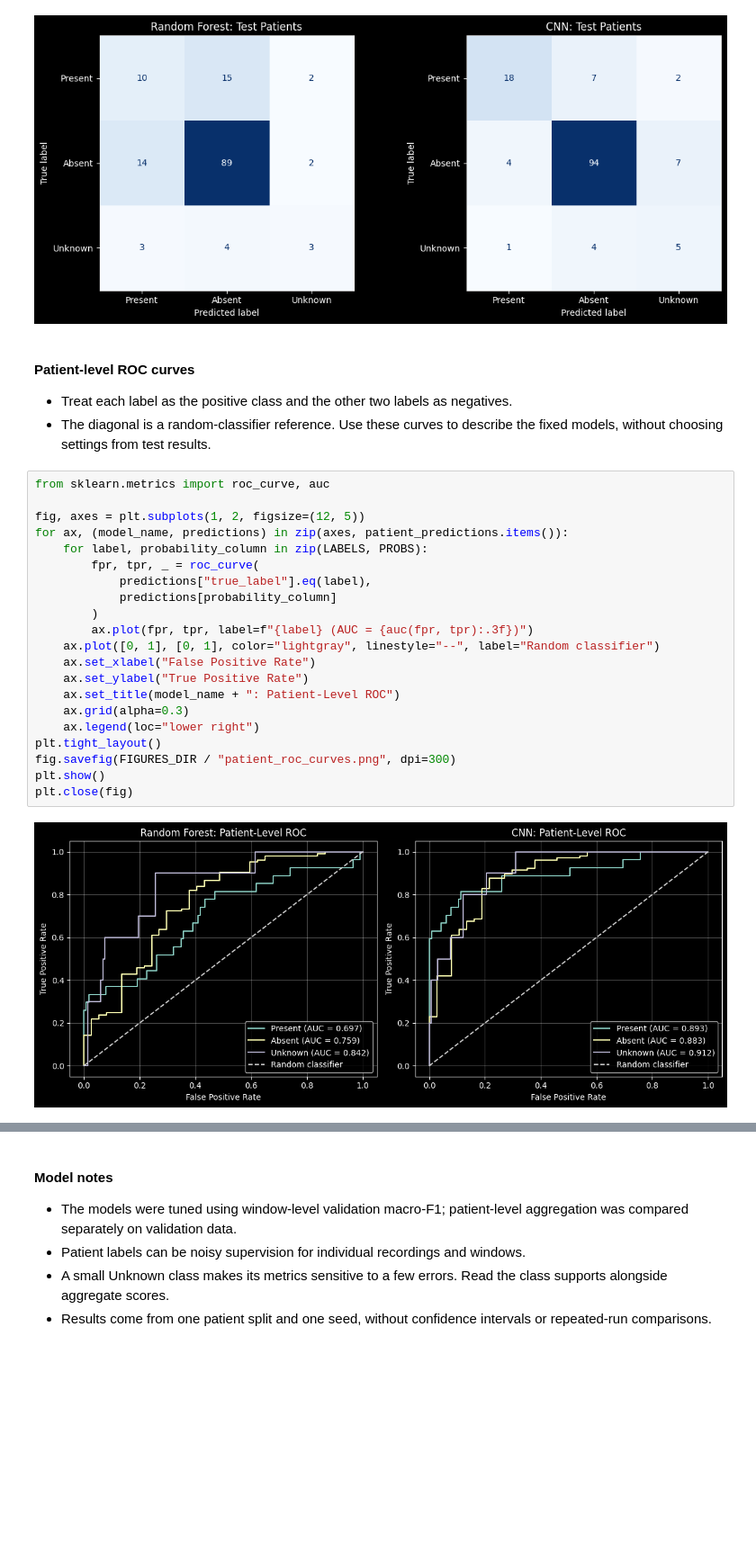
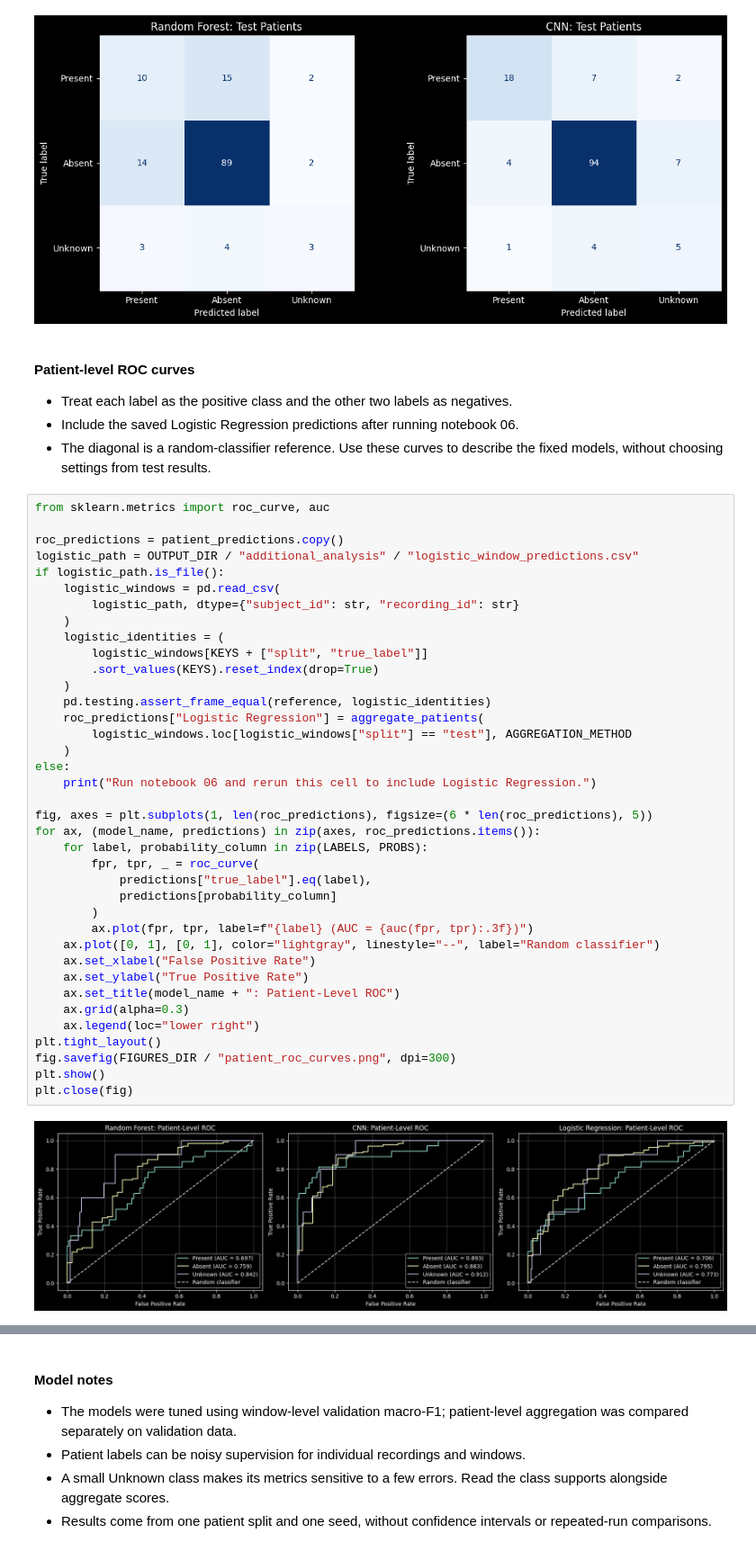
Before and after one commit to rahulkwt/heart-murmur-detection, a Jupyter notebook: notebooks/03_model_exploration.ipynb, the cells around one changed output, grey strips where cells are left out. Shown at 90% size. Drawn from its saved outputs; the diff is of its cells as text; blank space fills up the shorter version.

```diff
--- a/notebooks/03_model_exploration.ipynb
+++ b/notebooks/03_model_exploration.ipynb
@@ -589,27 +589,45 @@ plt.close(fig)
 # %% [markdown]
 #### Patient-level ROC curves
 - Treat each label as the positive class and the other two labels as negatives.
+- Include the saved Logistic Regression predictions after running notebook 06.
 - The diagonal is a random-classifier reference. Use these curves to describe the fixed models, without choosing settings from test results.
 # %%
 from sklearn.metrics import roc_curve, auc
 
-fig, axes = plt.subplots(1, 2, figsize=(12, 5))
-for ax, (model_name, predictions) in zip(axes, patient_predictions.items()):
+roc_predictions = patient_predictions.copy()
+logistic_path = OUTPUT_DIR / "additional_analysis" / "logistic_window_predictions.csv"
+if logistic_path.is_file():
+    logistic_windows = pd.read_csv(
+        logistic_path, dtype={"subject_id": str, "recording_id": str}
+    )
+    logistic_identities = (
+        logistic_windows[KEYS + ["split", "true_label"]]
+        .sort_values(KEYS).reset_index(drop=True)
+    )
+    pd.testing.assert_frame_equal(reference, logistic_identities)
+    roc_predictions["Logistic Regression"] = aggregate_patients(
+        logistic_windows.loc[logistic_windows["split"] == "test"], AGGREGATION_METHOD
+    )
+else:
+    print("Run notebook 06 and rerun this cell to include Logistic Regression.")
+
+fig, axes = plt.subplots(1, len(roc_predictions), figsize=(6 * len(roc_predictions), 5))
+for ax, (model_name, predictions) in zip(axes, roc_predictions.items()):
     for label, probability_column in zip(LABELS, PROBS):
         fpr, tpr, _ = roc_curve(
             predictions["true_label"].eq(label),
             predictions[probability_column]
         )
         ax.plot(fpr, tpr, label=f"{label} (AUC = {auc(fpr, tpr):.3f})")
     ax.plot([0, 1], [0, 1], color="lightgray", linestyle="--", label="Random classifier")
     ax.set_xlabel("False Positive Rate")
     ax.set_ylabel("True Positive Rate")
     ax.set_title(model_name + ": Patient-Level ROC")
     ax.grid(alpha=0.3)
     ax.legend(loc="lower right")
 plt.tight_layout()
 fig.savefig(FIGURES_DIR / "patient_roc_curves.png", dpi=300)
 plt.show()
 plt.close(fig)
 # %% [output]
-[figure, old version]
+[figure, new version]
```
Also changed, not shown: parts of 1 cell of this notebook, 36 other files.
